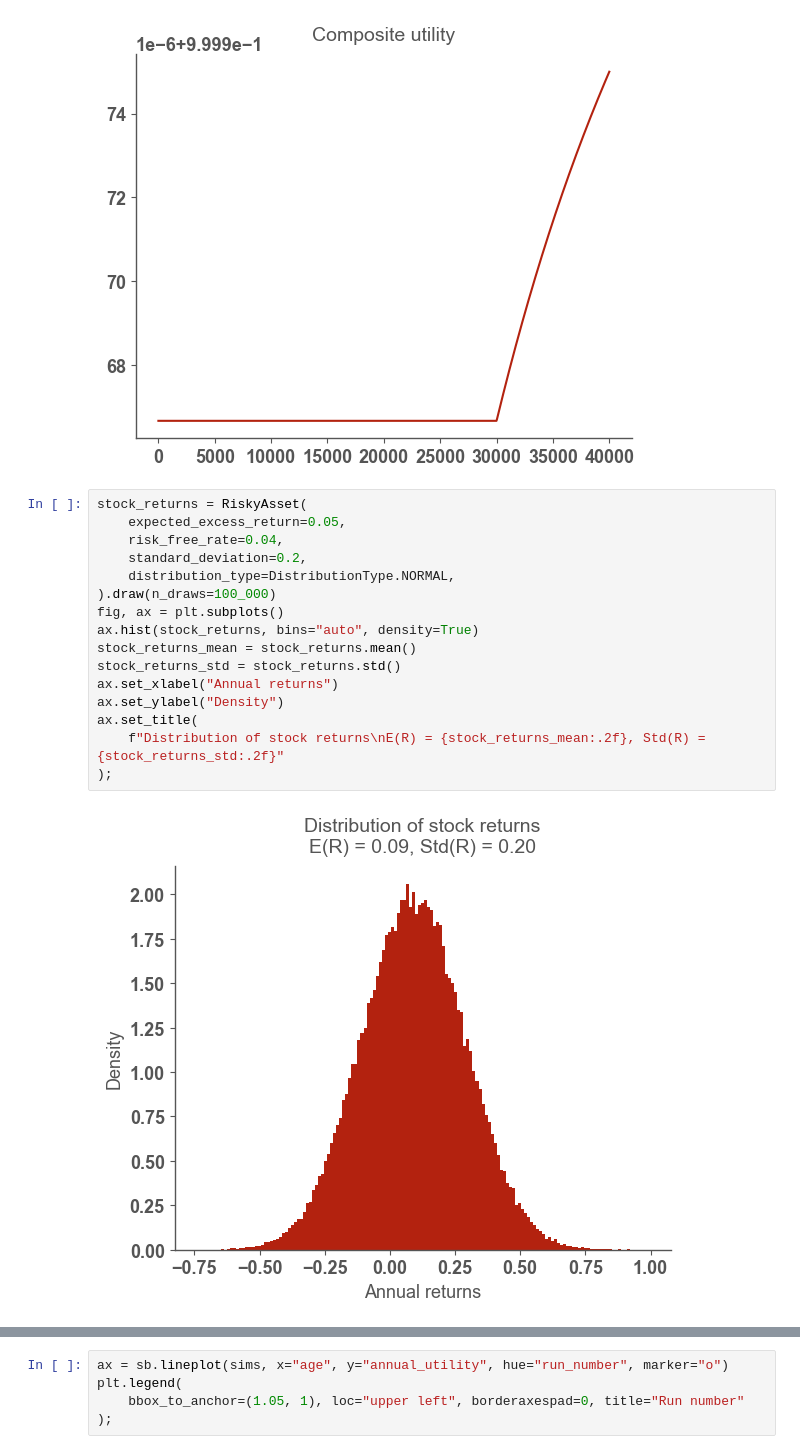
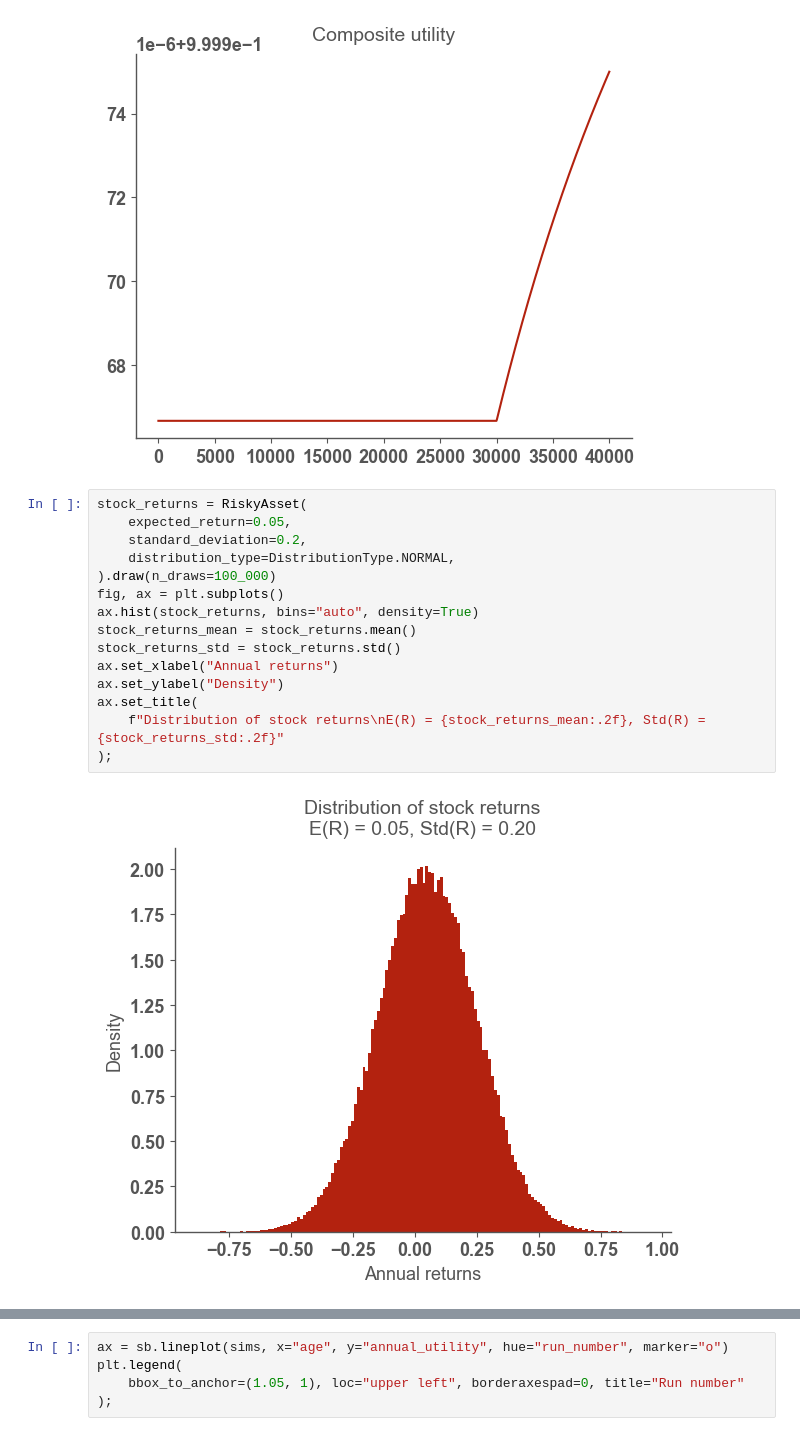
Before and after one commit to jaryaman/financial-decisions, a Jupyter notebook: notebooks/6-monte-carlo.ipynb, the cells around one changed output, grey strips where cells are left out. Saved outputs shown, nothing was run; the diff lists cells and outputs as text.

```diff
--- a/notebooks/6-monte-carlo.ipynb
+++ b/notebooks/6-monte-carlo.ipynb
@@ -42,22 +42,21 @@ ax.set_title("Composite utility");
 [figure]
 # %%
 stock_returns = RiskyAsset(
-    expected_excess_return=0.05,
-    risk_free_rate=0.04,
+    expected_return=0.05,
     standard_deviation=0.2,
     distribution_type=DistributionType.NORMAL,
 ).draw(n_draws=100_000)
 fig, ax = plt.subplots()
 ax.hist(stock_returns, bins="auto", density=True)
 stock_returns_mean = stock_returns.mean()
 stock_returns_std = stock_returns.std()
 ax.set_xlabel("Annual returns")
 ax.set_ylabel("Density")
 ax.set_title(
     f"Distribution of stock returns\nE(R) = {stock_returns_mean:.2f}, Std(R) = {stock_returns_std:.2f}"
 );
 # %% [output]
-[figure, old version]
+[figure, new version]
 # %%
 initial_assets = Assets(
     tax_free=400_000.0, taxable=600_000.0, tax_rate=0.2, inflation_rate=0.02
```
Also changed, not shown: parts of 9 cells of this notebook, 3 other files.
